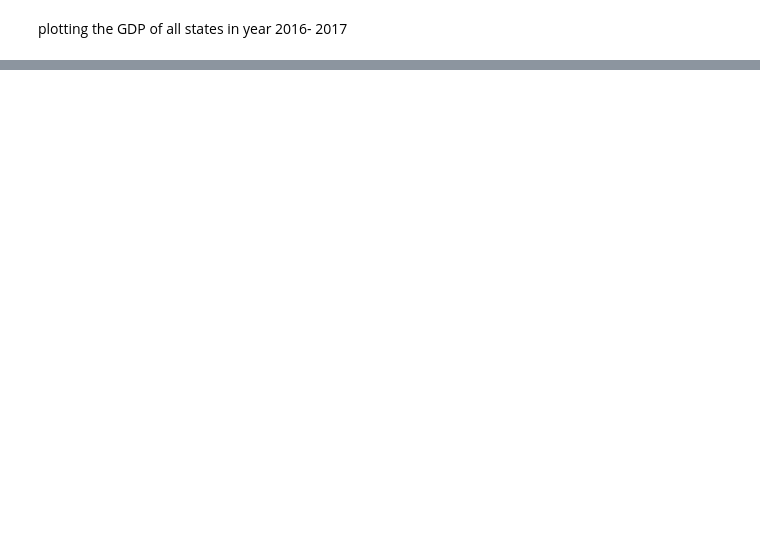
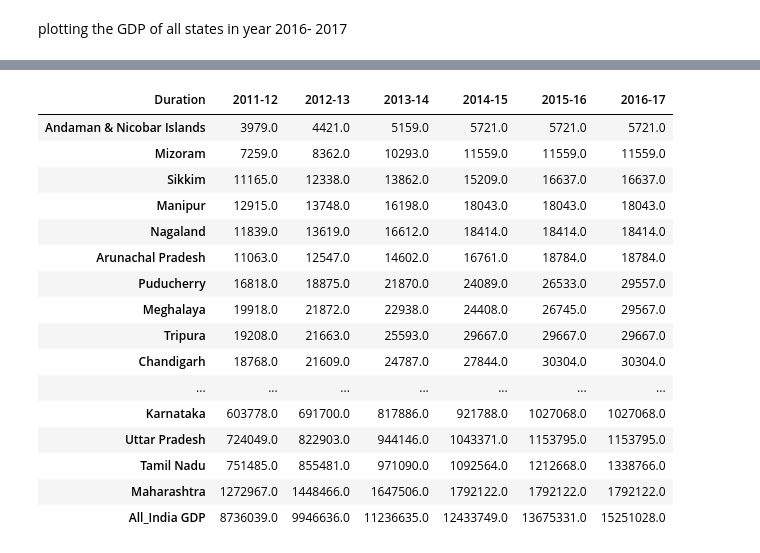
Before and after one commit to shashankkestwal/IndianEconomyAnalysis, a Jupyter notebook: DAV_Project.ipynb, the cells around one changed output, grey strips where cells are left out. Cells and saved outputs as stored; diff of their text form; code cells hidden in the pictures; blank space fills up the shorter version.

```diff
--- a/DAV_Project.ipynb
+++ b/DAV_Project.ipynb
@@ -246,0 +261,3 @@ gpd_2017.plot(kind='bar',stacked=True)
+# %%
+total_gdp = total_gdp.T
+total_gdp.columns = total_gdp.loc['Duration']
@@ -246,0 +285,20 @@ gpd_2017.plot(kind='bar',stacked=True)
+# %%
+total_gdp[2:].sort_values(by='2016-17')
+# %% [output]
+| Duration | 2011-12 | 2012-13 | 2013-14 | 2014-15 | 2015-16 | 2016-17 |
+| Andaman & Nicobar Islands | 3979.0 | 4421.0 | 5159.0 | 5721.0 | 5721.0 | 5721.0 |
+| Mizoram | 7259.0 | 8362.0 | 10293.0 | 11559.0 | 11559.0 | 11559.0 |
+| Sikkim | 11165.0 | 12338.0 | 13862.0 | 15209.0 | 16637.0 | 16637.0 |
+| Manipur | 12915.0 | 13748.0 | 16198.0 | 18043.0 | 18043.0 | 18043.0 |
+| Nagaland | 11839.0 | 13619.0 | 16612.0 | 18414.0 | 18414.0 | 18414.0 |
+| Arunachal Pradesh | 11063.0 | 12547.0 | 14602.0 | 16761.0 | 18784.0 | 18784.0 |
+| Puducherry | 16818.0 | 18875.0 | 21870.0 | 24089.0 | 26533.0 | 29557.0 |
+| Meghalaya | 19918.0 | 21872.0 | 22938.0 | 24408.0 | 26745.0 | 29567.0 |
+| Tripura | 19208.0 | 21663.0 | 25593.0 | 29667.0 | 29667.0 | 29667.0 |
+| Chandigarh | 18768.0 | 21609.0 | 24787.0 | 27844.0 | 30304.0 | 30304.0 |
+| ... | ... | ... | ... | ... | ... | ... |
+| Karnataka | 603778.0 | 691700.0 | 817886.0 | 921788.0 | 1027068.0 | 1027068.0 |
+| Uttar Pradesh | 724049.0 | 822903.0 | 944146.0 | 1043371.0 | 1153795.0 | 1153795.0 |
+| Tamil Nadu | 751485.0 | 855481.0 | 971090.0 | 1092564.0 | 1212668.0 | 1338766.0 |
+| Maharashtra | 1272967.0 | 1448466.0 | 1647506.0 | 1792122.0 | 1792122.0 | 1792122.0 |
+| All_India GDP | 8736039.0 | 9946636.0 | 11236635.0 | 12433749.0 | 13675331.0 | 15251028.0 |
```
Also changed, not shown: parts of 14 cells of this notebook.
